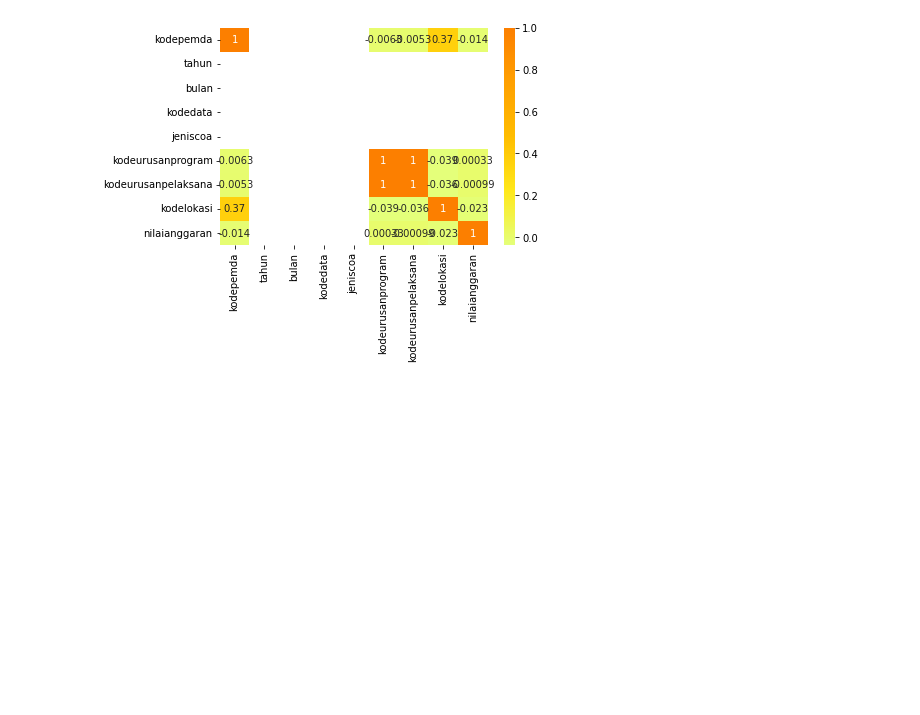
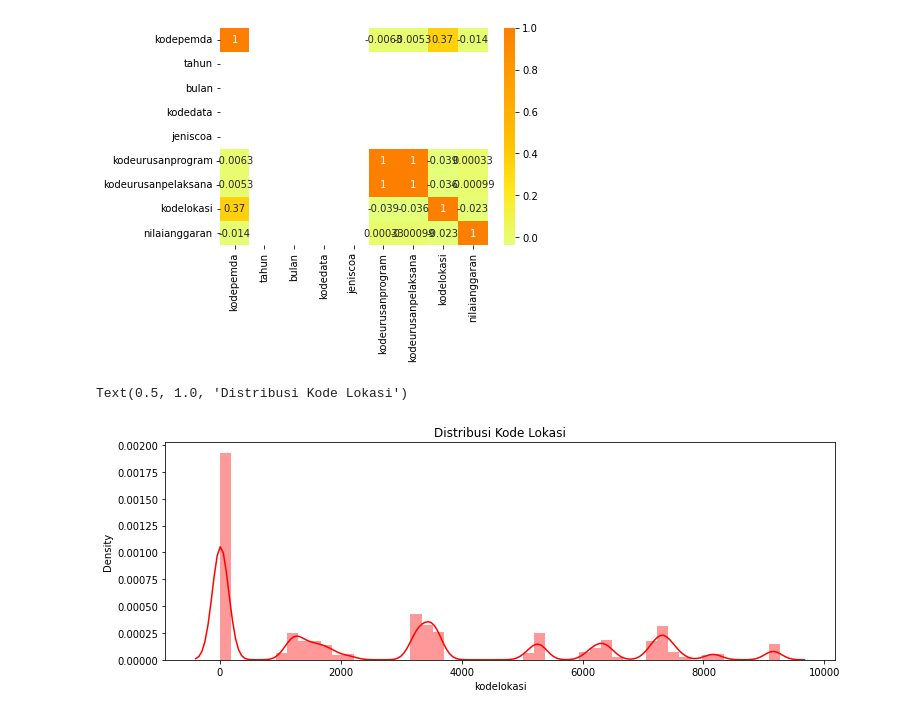
Before and after one commit to Aran27/ml_uas, a Jupyter notebook: bedah_data.ipynb, the cells around one changed output. Cells and saved outputs as stored; diff of their text form; code cells hidden in the pictures; blank space fills up the shorter version.

```diff
--- a/bedah_data.ipynb
+++ b/bedah_data.ipynb
@@ -138,3 +138,12 @@ corr = sub2_kota.corr()
 sns.heatmap(corr, cmap = 'Wistia', annot= True);
 # %% [output]
 [figure]
+# %%
+f= plt.figure(figsize=(12,4))
+
+ax=f.add_subplot()
+sns.distplot(df['kodelokasi'],bins=50,color='r',ax=ax)
+ax.set_title('Distribusi Kode Lokasi')
+# %% [output]
+Text(0.5, 1.0, 'Distribusi Kode Lokasi')
+[figure, added]
```
Also changed, not shown: parts of 7 cells of this notebook.
